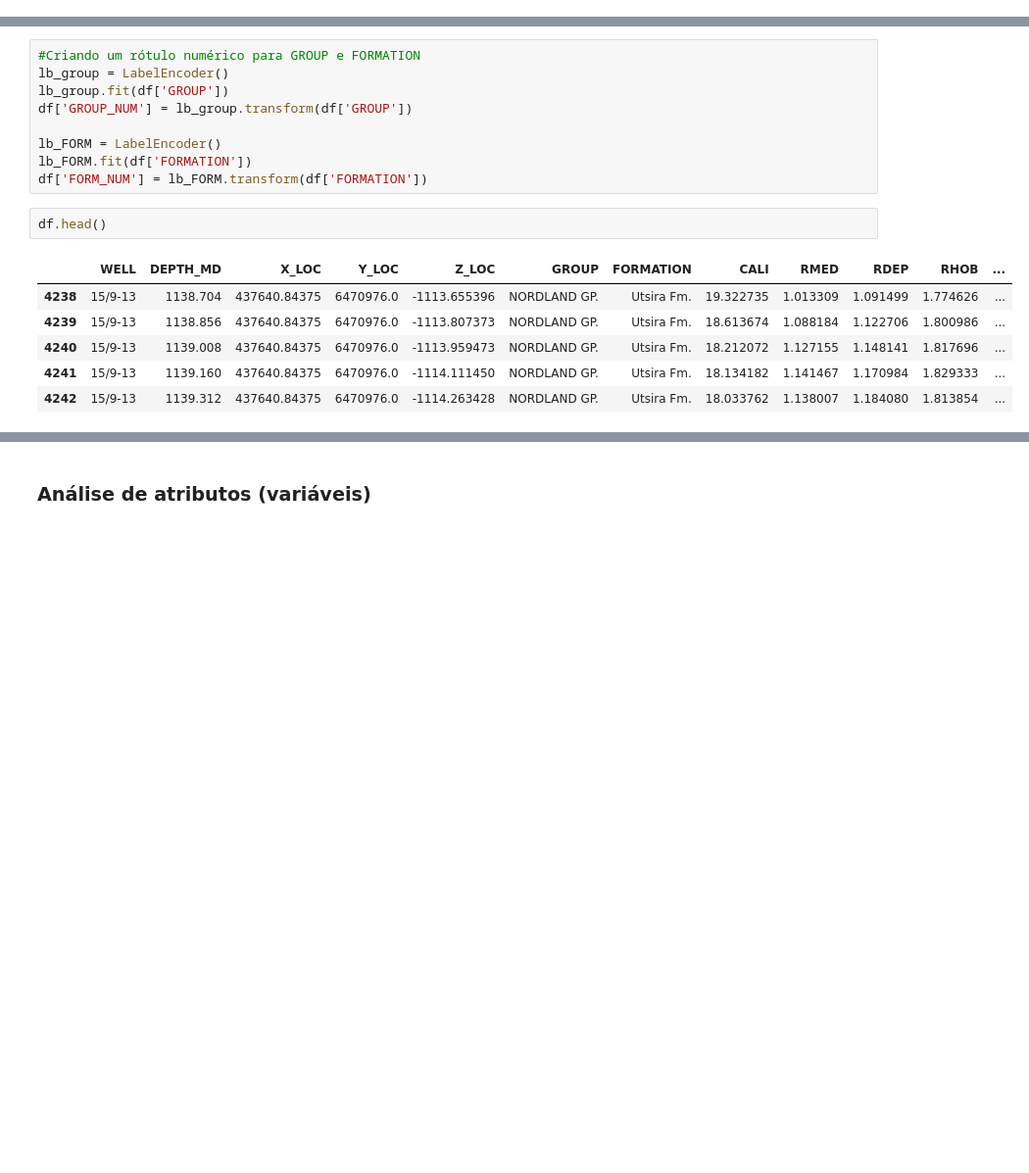
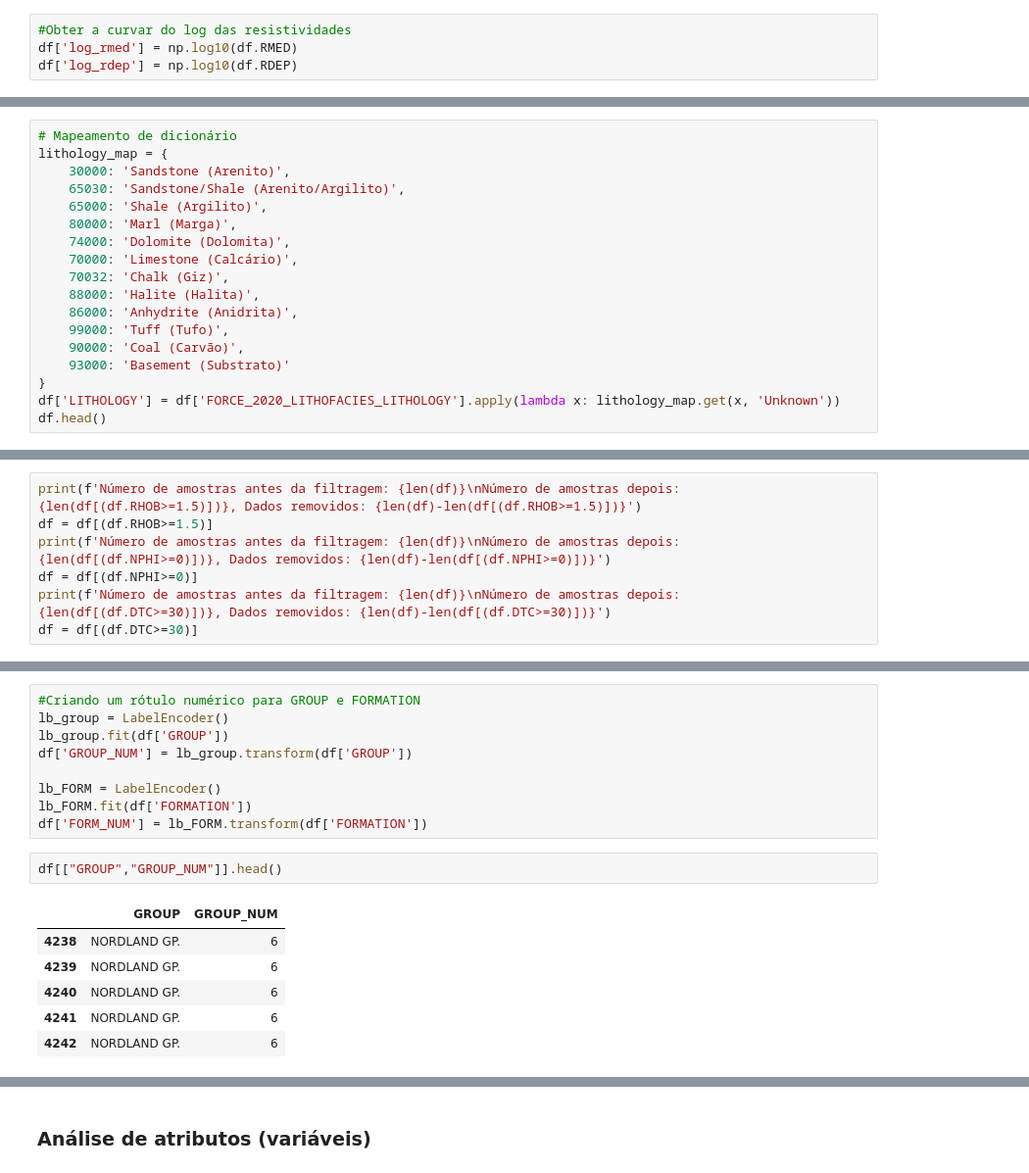
Before and after one commit to alexsandrocerqueira/Force_Facies_classification, a Jupyter notebook: Litho_class.ipynb, the cells around one changed output, grey strips where cells are left out. Shown at 98% size. Saved outputs shown, nothing was run; the diff lists cells and outputs as text; blank space fills up the shorter version.

```diff
--- a/Litho_class.ipynb
+++ b/Litho_class.ipynb
@@ -220,0 +218,4 @@ memory usage: 83.4+ MB
+# %%
+#Obter a curvar do log das resistividades
+df['log_rmed'] = np.log10(df.RMED)
+df['log_rdep'] = np.log10(df.RDEP)
@@ -220,0 +259,18 @@ memory usage: 83.4+ MB
+# %%
+# Mapeamento de dicionário
+lithology_map = {
+    30000: 'Sandstone (Arenito)',
+    65030: 'Sandstone/Shale (Arenito/Argilito)',
+    65000: 'Shale (Argilito)',
+    80000: 'Marl (Marga)',
+    74000: 'Dolomite (Dolomita)',
+    70000: 'Limestone (Calcário)',
+    70032: 'Chalk (Giz)',
+    88000: 'Halite (Halita)',
+    86000: 'Anhydrite (Anidrita)',
+    99000: 'Tuff (Tufo)',
+    90000: 'Coal (Carvão)',
+    93000: 'Basement (Substrato)'
+}
+df['LITHOLOGY'] = df['FORCE_2020_LITHOFACIES_LITHOLOGY'].apply(lambda x: lithology_map.get(x, 'Unknown'))
+df.head()
@@ -220,0 +335,7 @@ memory usage: 83.4+ MB
+# %%
+print(f'Número de amostras antes da filtragem: {len(df)}\nNúmero de amostras depois: {len(df[(df.RHOB>=1.5)])}, Dados removidos: {len(df)-len(df[(df.RHOB>=1.5)])}')
+df = df[(df.RHOB>=1.5)]
+print(f'Número de amostras antes da filtragem: {len(df)}\nNúmero de amostras depois: {len(df[(df.NPHI>=0)])}, Dados removidos: {len(df)-len(df[(df.NPHI>=0)])}')
+df = df[(df.NPHI>=0)]
+print(f'Número de amostras antes da filtragem: {len(df)}\nNúmero de amostras depois: {len(df[(df.DTC>=30)])}, Dados removidos: {len(df)-len(df[(df.DTC>=30)])}')
+df = df[(df.DTC>=30)]
@@ -228,13 +360,13 @@ lb_FORM = LabelEncoder()
 lb_FORM.fit(df['FORMATION'])
 df['FORM_NUM'] = lb_FORM.transform(df['FORMATION'])
 # %%
-df.head()
+df[["GROUP","GROUP_NUM"]].head()
 # %% [output]
-|  | WELL | DEPTH_MD | X_LOC | Y_LOC | Z_LOC | GROUP | FORMATION | CALI | RMED | RDEP | RHOB | ... |
-| 4238 | 15/9-13 | 1138.704 | 437640.84375 | 6470976.0 | -1113.655396 | NORDLAND GP. | Utsira Fm. | 19.322735 | 1.013309 | 1.091499 | 1.774626 | ... |
-| 4239 | 15/9-13 | 1138.856 | 437640.84375 | 6470976.0 | -1113.807373 | NORDLAND GP. | Utsira Fm. | 18.613674 | 1.088184 | 1.122706 | 1.800986 | ... |
-| 4240 | 15/9-13 | 1139.008 | 437640.84375 | 6470976.0 | -1113.959473 | NORDLAND GP. | Utsira Fm. | 18.212072 | 1.127155 | 1.148141 | 1.817696 | ... |
-| 4241 | 15/9-13 | 1139.160 | 437640.84375 | 6470976.0 | -1114.111450 | NORDLAND GP. | Utsira Fm. | 18.134182 | 1.141467 | 1.170984 | 1.829333 | ... |
-| 4242 | 15/9-13 | 1139.312 | 437640.84375 | 6470976.0 | -1114.263428 | NORDLAND GP. | Utsira Fm. | 18.033762 | 1.138007 | 1.184080 | 1.813854 | ... |
+|  | GROUP | GROUP_NUM |
+| 4238 | NORDLAND GP. | 6 |
+| 4239 | NORDLAND GP. | 6 |
+| 4240 | NORDLAND GP. | 6 |
+| 4241 | NORDLAND GP. | 6 |
+| 4242 | NORDLAND GP. | 6 |
 # %%
 #Vamos separar 5 poços para se tornarem o blind do experimento
```
Also changed, not shown: parts of 44 cells of this notebook.
